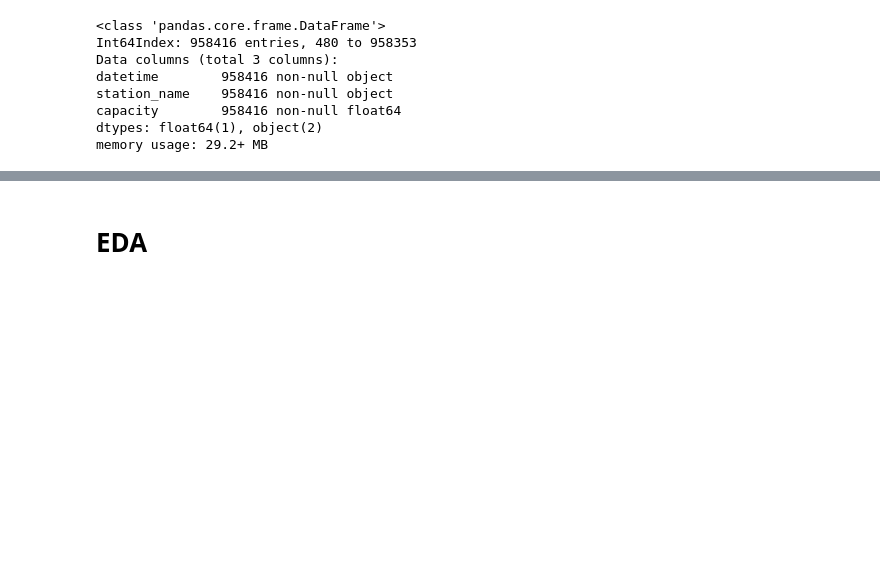
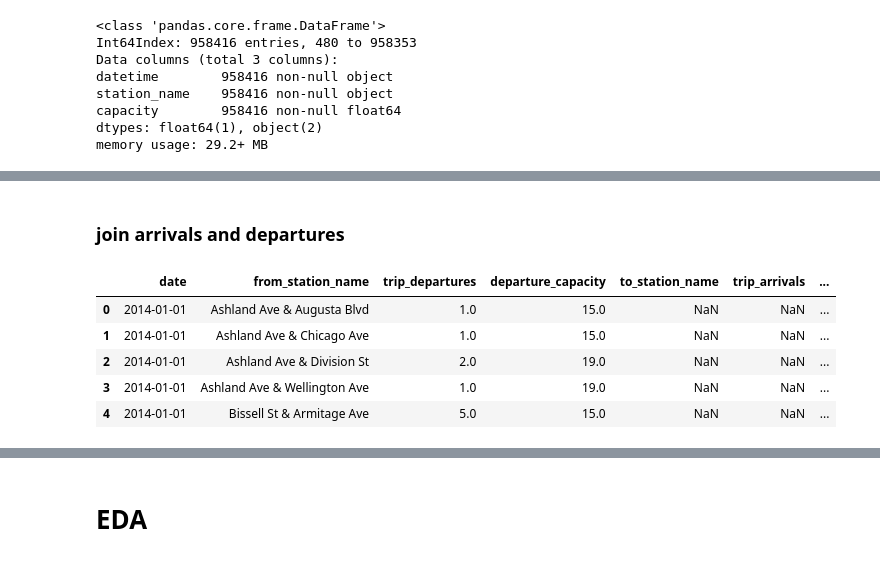
Before and after one commit to karahahn/Springboard_Capstone2, a Jupyter notebook: Capstone 2 Milestone 1.ipynb, the cells around one changed output, grey strips where cells are left out. Cells and saved outputs as stored; diff of their text form; code cells hidden in the pictures; blank space fills up the shorter version.

Commit message:
capacity

```diff
--- a/Capstone 2 Milestone 1.ipynb
+++ b/Capstone 2 Milestone 1.ipynb
@@ -647,0 +720,3 @@ memory usage: 29.2+ MB
+# %%
+departures = departures.rename(columns={'trip_id':'trip_departures','capacity':'departure_capacity'})
+departures = departures[['date','from_station_name','trip_departures','departure_capacity']]
@@ -647,0 +746,3 @@ memory usage: 29.2+ MB
+# %%
+daily_trip_arrivals = data.groupby(['date','to_station_name'])['trip_id'].size().reset_index()
+daily_trip_arrivals.head()
@@ -647,0 +767,3 @@ memory usage: 29.2+ MB
+# %%
+arrivals = pd.merge(daily_trip_arrivals, filled_capacity, how='left', left_on=['date','to_station_name'],right_on=['datetime','station_name'])
+arrivals.head()
@@ -647,0 +791,3 @@ memory usage: 29.2+ MB
+# %%
+arrivals = arrivals.rename(columns={'trip_id':'trip_arrivals','capacity':'arrival_capacity'})
+arrivals = arrivals[['date','to_station_name','trip_arrivals','arrival_capacity']]
@@ -647,0 +815,12 @@ memory usage: 29.2+ MB
+# %% [markdown]
+### join arrivals and departures
+# %%
+tripdf = pd.merge(departures, arrivals, how='outer', left_on=['date','from_station_name'], right_on=['date','to_station_name'])
+tripdf.head()
+# %% [output]
+|  | date | from_station_name | trip_departures | departure_capacity | to_station_name | trip_arrivals | ... |
+| 0 | 2014-01-01 | Ashland Ave & Augusta Blvd | 1.0 | 15.0 | NaN | NaN | ... |
+| 1 | 2014-01-01 | Ashland Ave & Chicago Ave | 1.0 | 15.0 | NaN | NaN | ... |
+| 2 | 2014-01-01 | Ashland Ave & Division St | 2.0 | 19.0 | NaN | NaN | ... |
+| 3 | 2014-01-01 | Ashland Ave & Wellington Ave | 1.0 | 19.0 | NaN | NaN | ... |
+| 4 | 2014-01-01 | Bissell St & Armitage Ave | 5.0 | 15.0 | NaN | NaN | ... |
```
Also changed, not shown: parts of 99 cells of this notebook.
